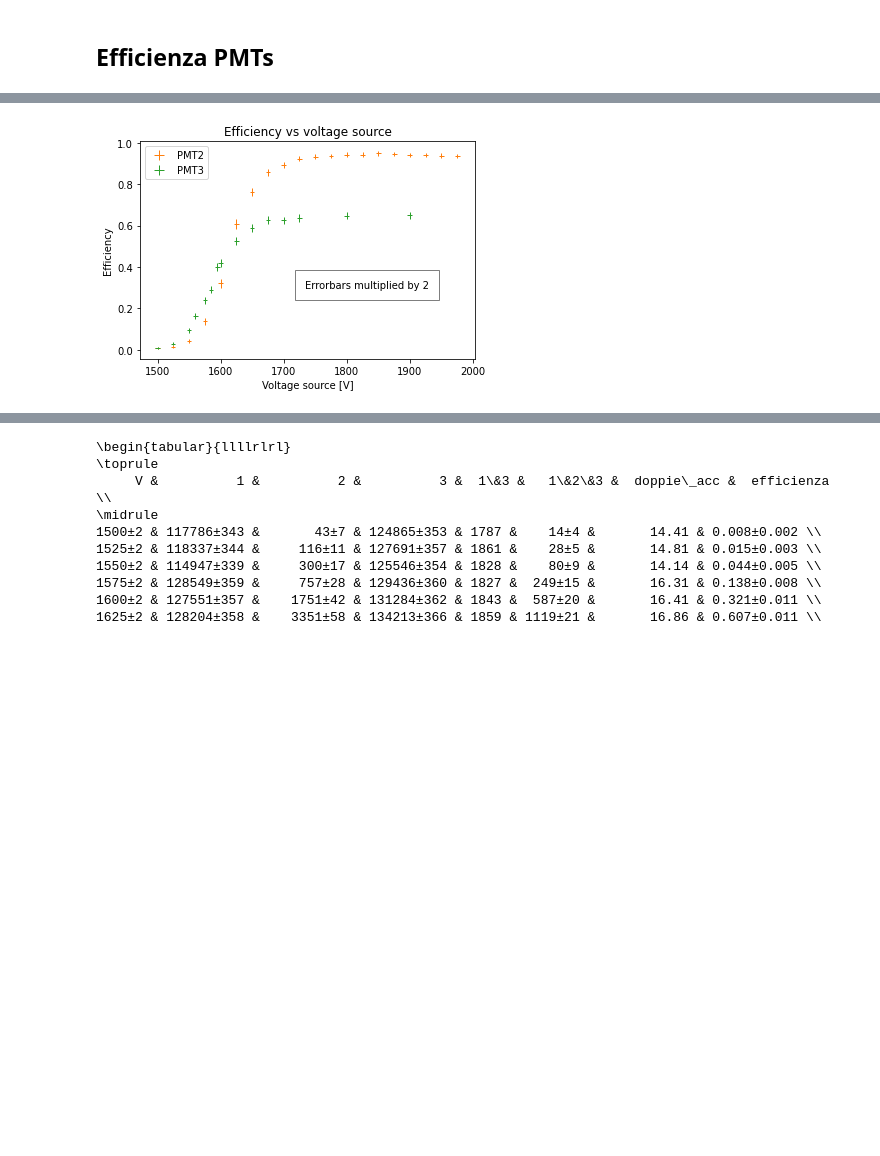
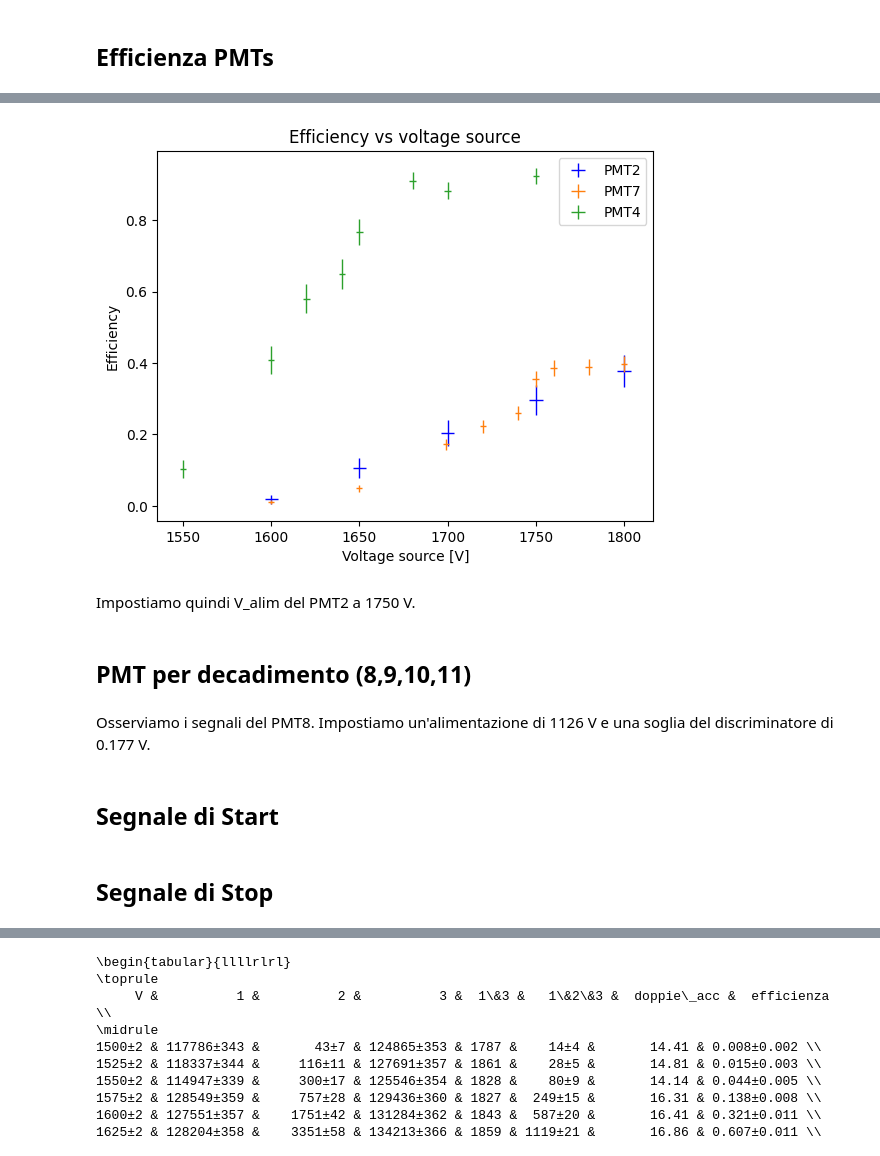
Before and after one commit to zenith378/MuLife, a Jupyter notebook: Logbook.ipynb, the cells around one changed output, grey strips where cells are left out. Cells and saved outputs as stored; diff of their text form; code cells hidden in the pictures; blank space fills up the shorter version.

```diff
--- a/Logbook.ipynb
+++ b/Logbook.ipynb
@@ -110,3 +53,3 @@ Alimentazione [V] &  Counts 1 &  Counts 2 &   Counts 3 \\
 # %%
-df_eff2 = pd.read_csv("./data/eff2.txt",sep="\t")
+df_eff2 = pd.read_csv("./Dati/Punto_di_lavor/PMT7.txt",sep="\t")
 # %%
@@ -117,6 +60,6 @@ df_eff2['err3']=np.sqrt(df_eff2['3'])
 # %%
-df_eff2['efficienza']=df_eff2['1&2&3']/(df_eff2['1&3']-df_eff2['doppie_acc'])
-df_eff2['err_V']=(df_eff2['V']*0.0005+1)
-df_eff2['err_eff']=np.sqrt(df_eff2['efficienza']*(1-df_eff2['efficienza'])/(df_eff2['1&3']-df_eff2['doppie_acc']))
-df_eff2['err_tri']=np.sqrt(df_eff2['efficienza']*(1-df_eff2['efficienza'])*(df_eff2['1&3']-df_eff2['doppie_acc']))
+df_eff2['efficienza']=df_eff2['7&4&2']/(df_eff2['4&2']-df_eff2['doppie_acc'])
+df_eff2['err_V']=(df_eff2['Alimentazione PMT7 [V]']*0.0005+1)
+df_eff2['err_eff']=np.sqrt(df_eff2['efficienza']*(1-df_eff2['efficienza'])/(df_eff2['4&2']-df_eff2['doppie_acc']))
+df_eff2['err_tri']=np.sqrt(df_eff2['efficienza']*(1-df_eff2['efficienza'])*(df_eff2['4&2']-df_eff2['doppie_acc']))
 # %%
@@ -156,10 +121,11 @@ fig_4=df_eff3.plot(x='V',y='efficienza',
 # %%
-df_eff1 = pd.read_csv("./data/eff1.txt",sep="\t")
-df_eff1['efficienza1']=df_eff1['1&2&3']/df_eff1['2&3']
-df_eff1['err_V1']=(df_eff1['V1']*0.0005+1)*2
-df_eff1['err_eff1']=np.sqrt(df_eff1['efficienza1']*(1-df_eff1['efficienza1'])/df_eff1['2&3'])*2
-fig_4=df_eff1.plot(x='V1',y='efficienza1',
-             title='Efficiency vs voltage source',
-             xlabel='Voltage source [v]',ylabel='Efficiency',xerr='err_V1',yerr='err_eff1',style='.',color='green',linestyle='None'
+df_eff1 = pd.read_csv("./Dati/Punto_di_lavor/PMT2.txt",sep="\t")
+df_eff1['efficienza1']=df_eff1['7&4&2']/df_eff1['7&4']
+df_eff1['err_V']=(df_eff1['Alimentazione PMT2 [V]']*0.0005+1)*2
+df_eff1['err_eff1']=np.sqrt(df_eff1['efficienza1']*(1-df_eff1['efficienza1'])/df_eff1['7&4'])*2
+fig_4=df_eff1.plot(x='Alimentazione PMT2 [V]',y='efficienza1',
+             title='Efficiency of PMT2 vs voltage source',
+             xlabel='Voltage source [V]',ylabel='Efficiency',xerr='err_V',yerr='err_eff1',style='.',color='green',linestyle='None'
                 ).get_figure()
+fig_4.savefig('./Plots/Punti di lavoro/eff_2.pdf')
 # %% [output]
@@ -167,23 +133,37 @@ fig_4=df_eff1.plot(x='V1',y='efficienza1',
 # %%
 fig = plt.figure()
 
-plt.errorbar(df_eff2['V'],df_eff2['efficienza'],
-             xerr=2*df_eff2['err_V'],yerr=2*df_eff2['err_eff'],label='PMT2',linestyle='None',elinewidth=1,
+plt.errorbar(df_eff1['Alimentazione PMT2 [V]'],df_eff1['efficienza1'],
+             xerr=df_eff1['err_V'],yerr=df_eff1['err_eff1'],label='PMT2',linestyle='None',elinewidth=1,
+             ecolor='blue')
+
+plt.errorbar(df_eff2['Alimentazione PMT7 [V]'],df_eff2['efficienza'],
+             xerr=df_eff2['err_V'],yerr=df_eff2['err_eff'],label='PMT7',linestyle='None',elinewidth=1,
              ecolor='#ff7f0e')
 
-plt.errorbar(df_eff3['V'],df_eff3['efficienza'],
+plt.errorbar(df_eff3['Alimentazione PMT4 [V]'],df_eff3['efficienza'],
 
-             xerr=2*df_eff3['err_V'],yerr=2*df_eff3['err_eff'],label='PMT3',linestyle='None',elinewidth=1,
+             xerr=df_eff3['err_V'],yerr=df_eff3['err_eff'],label='PMT4',linestyle='None',elinewidth=1,
              ecolor='#2ca02c')
 
-fig.text(0.65, 0.37, "Errorbars multiplied by 2", fontsize=10,
-         ha='center',bbox={'facecolor': 'white', 'alpha': 0.5, 'pad': 10})
+#fig.text(0.65, 0.37, "Errorbars multiplied by 2", fontsize=10,
+         #ha='center',bbox={'facecolor': 'white', 'alpha': 0.5, 'pad': 10})
 
 plt.xlabel('Voltage source [V]')
 plt.ylabel('Efficiency')
 plt.title('Efficiency vs voltage source')
 plt.legend()
-plt.savefig('./plots/eff.pdf')
+plt.savefig('./Plots/Punti di lavoro/eff.pdf')
 plt.show()
 # %% [output]
-[figure, old version]
+[figure, new version]
+# %% [markdown]
+Impostiamo quindi V_alim del PMT2 a 1750 V.
+# %% [markdown]
+## PMT per decadimento (8,9,10,11)
+# %% [markdown]
+Osserviamo i segnali del PMT8. Impostiamo un'alimentazione di 1126 V e una soglia del discriminatore di 0.177 V.
+# %% [markdown]
+## Segnale di Start
+# %% [markdown]
+## Segnale di Stop
```
Also changed, not shown: parts of 36 cells of this notebook.
